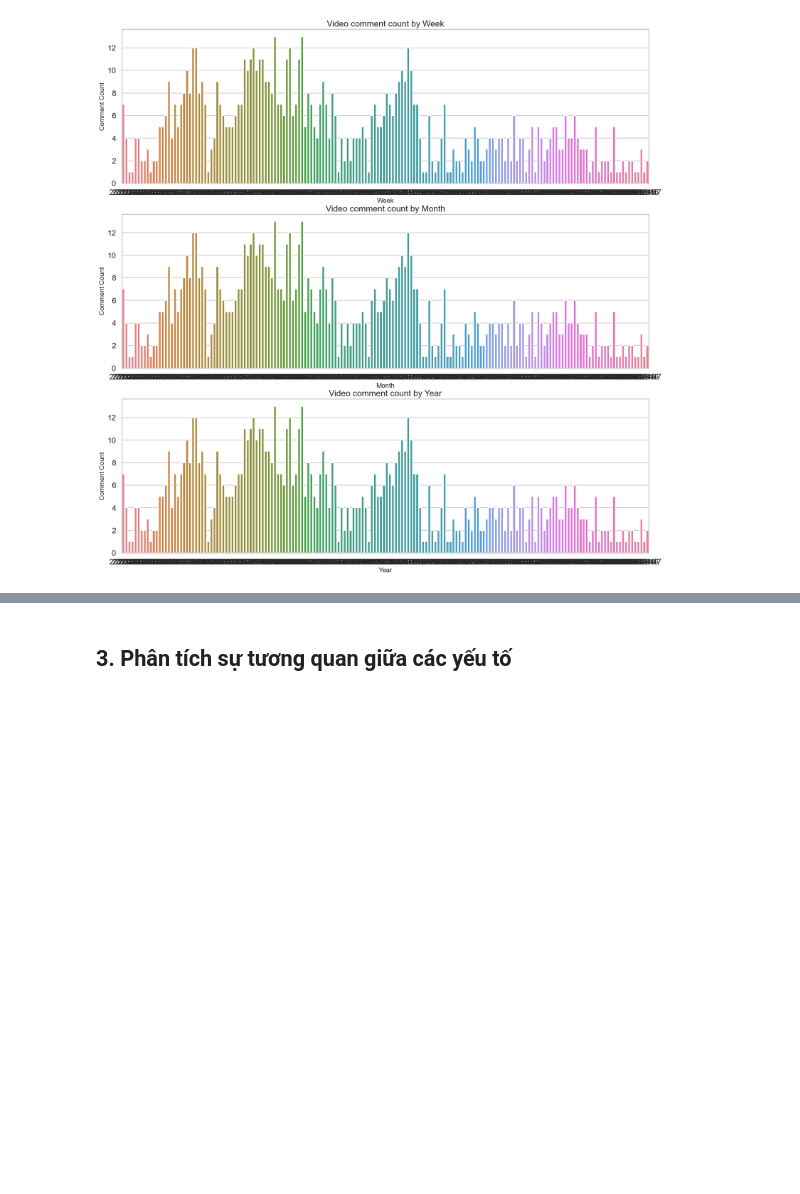
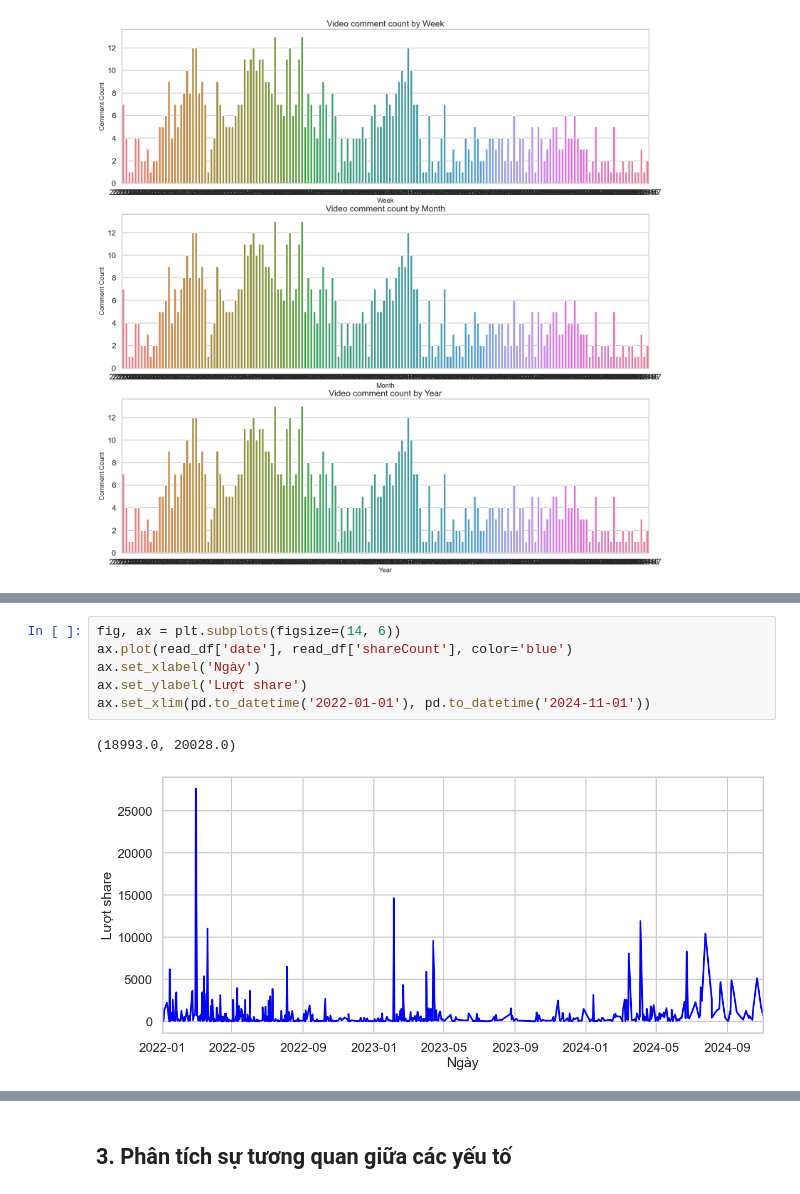
Before and after one commit to dattotien/Tiktok_profile, a Jupyter notebook: BTL.ipynb, the cells around one changed output, grey strips where cells are left out. Drawn from its saved outputs; the diff is of its cells as text; blank space fills up the shorter version.

Commit message:
Share

```diff
--- a/BTL.ipynb
+++ b/BTL.ipynb
@@ -1350,0 +1435,9 @@ Text(0.5, 1.0, 'Video comment count by Year')
+# %%
+fig, ax = plt.subplots(figsize=(14, 6))
+ax.plot(read_df['date'], read_df['shareCount'], color='blue')
+ax.set_xlabel('Ngày')
+ax.set_ylabel('Lượt share')
+ax.set_xlim(pd.to_datetime('2022-01-01'), pd.to_datetime('2024-11-01'))
+# %% [output]
+(18993.0, 20028.0)
+[figure, added]
```
Also changed, not shown: parts of 23 cells of this notebook.
